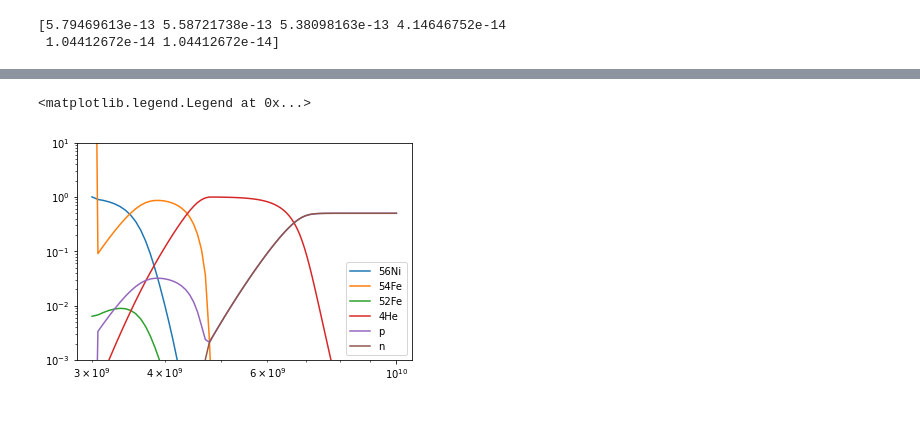
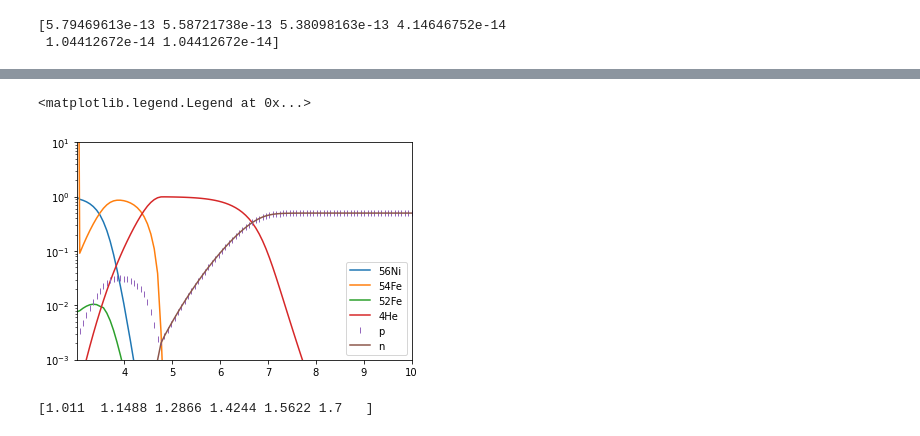
Before and after one commit to kssumanth27/Stars-Project, a Jupyter notebook: Project - Nuclear Statistical Equilibrium.ipynb, the cells around one changed output, grey strips where cells are left out. Cells and saved outputs as stored; diff of their text form; code cells hidden in the pictures.

```diff
--- a/Project - Nuclear Statistical Equilibrium.ipynb
+++ b/Project - Nuclear Statistical Equilibrium.ipynb
@@ -127,0 +188,16 @@ mun[0] = mu
+# %%
+#Initial Guess for the chemical potentials of proton and neutron
+
+# Taking the X_Ni to be 1, to solve for the initial guess of mu.
+
+mup = np.zeros(100)
+mun = np.zeros(100)
+frac1 = N_A*rho/(A[0]*part[0,0])
+frac2 = (beta[0]*h**2/(2*np.pi*M[0]))**1.5
+mu = ((np.log(frac1*frac2)/(beta[0])) - BE[0])/A[0]
+print(frac1,frac2 ,mu)
+print(A[2])
+mup[0] = mu
+mun[0] = mu
+#X = Mass_Function(A[0],Z[0],M[0],mu,mu,beta[0],BE[0])
+#print(X)
@@ -144,17 +223,17 @@ for i in range(100):
         #print(i)
         for j in range(6):
             if i>0:
-                X[i,j] = Mass_Function(A[j],Z[j],M[j],mup_ig,mun_ig,beta[i],BE[j])
-                print(X[i,j])
+                X[i,j] = Mass_Function(A[j],Z[j],M[j],mup_ig,mun_ig,beta[i],BE[j],part[i,j])
+                #print(X[i,j])
 
         f1 = sum(X[i])-1
-        print(X[i])
+        #print(X[i])
         #print(f1)
         f2 = sum(Z*X[i]/A)-Ye
         #print(f2)
-        if abs(f1)<=1E-2 and abs(f2) <= 1E-5:
+        if abs(f1)<=1E-5 and abs(f2) <= 1E-5:
             break
-        print ("\r\nIteration=%d" %count)
+        #print ("\r\nIteration=%d" %count)
         count += 1
         #print ("f1= %f" %(f1))
         #print ("f2=%f" %(f2))
@@ -183,4 +262,4 @@ for i in range(100):
     mup[i] = mup_ig
     mun[i] = mun_ig
     for j in range(6):
-        X[i,j] = Mass_Function(A[j],Z[j],M[j],mup[i],mun[i],beta[i],BE[j])
+        X[i,j] = Mass_Function(A[j],Z[j],M[j],mup[i],mun[i],beta[i],BE[j],part[i,j])
@@ -205,15 +266,21 @@ Iteration=1
 # %%
 
-plt.plot(T,X[:,0], label = '56Ni')
-plt.plot(T,X[:,1], label = '54Fe')
-plt.plot(T,X[:,2], label = '52Fe')
-plt.plot(T,X[:,3], label = '4He')
-plt.plot(T,X[:,4], label = 'p')
-plt.plot(T,X[:,5], label = 'n')
+plt.plot(T/1E9,X[:,0], label = '56Ni')
+plt.plot(T/1E9,X[:,1], label = '54Fe')
+plt.plot(T/1E9,X[:,2], label = '52Fe')
+plt.plot(T/1E9,X[:,3], label = '4He')
+plt.plot(T/1E9,X[:,4],'|', label = 'p')
+plt.plot(T/1E9,X[:,5], label = 'n')
 plt.yscale('log')
-plt.xscale('log')
+#plt.xscale('log')
 plt.ylim(1e-3, 10)
+plt.xlim(3.01,10)
 plt.legend()
 # %% [output]
 <matplotlib.legend.Legend at 0x...>
-[figure, old version]
+[figure, new version]
+# %%
+grad = np.linspace(1.011,1.7,6)
+print(grad)
+# %% [output]
+[1.011  1.1488 1.2866 1.4244 1.5622 1.7   ]
```
Also changed, not shown: parts of 10 cells of this notebook.
